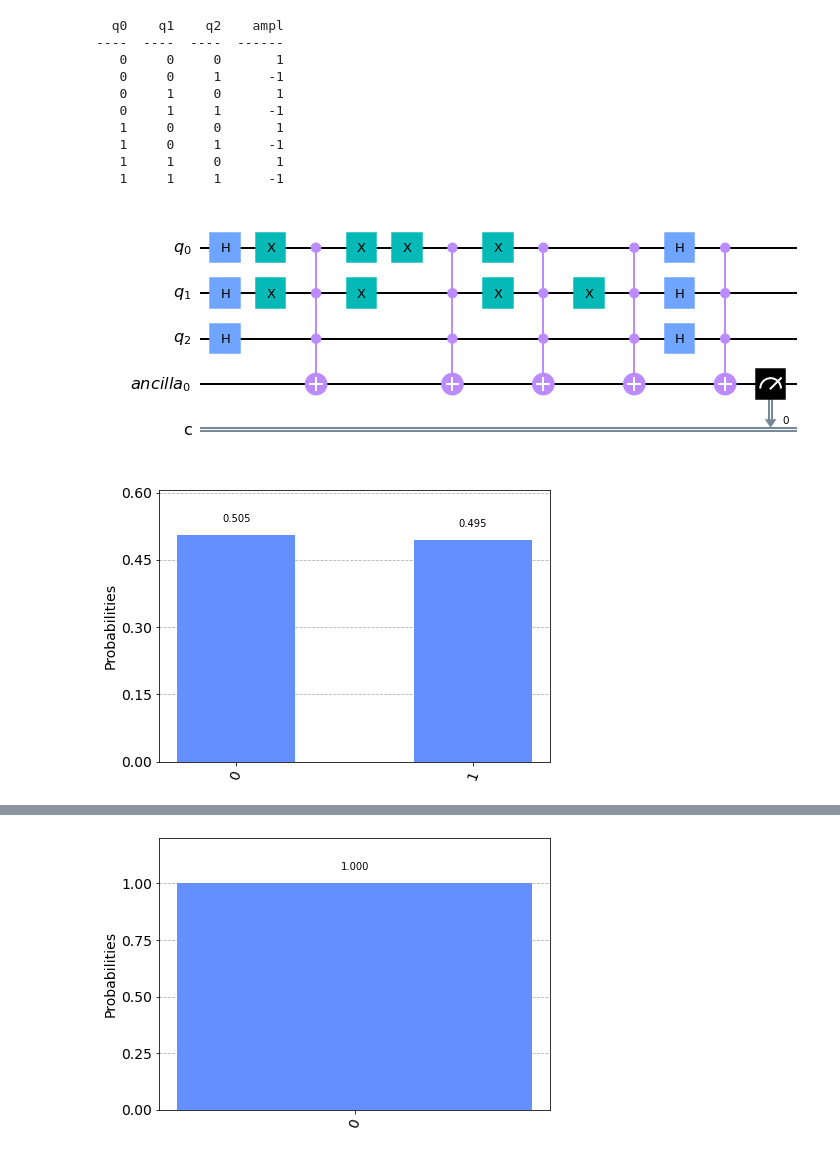
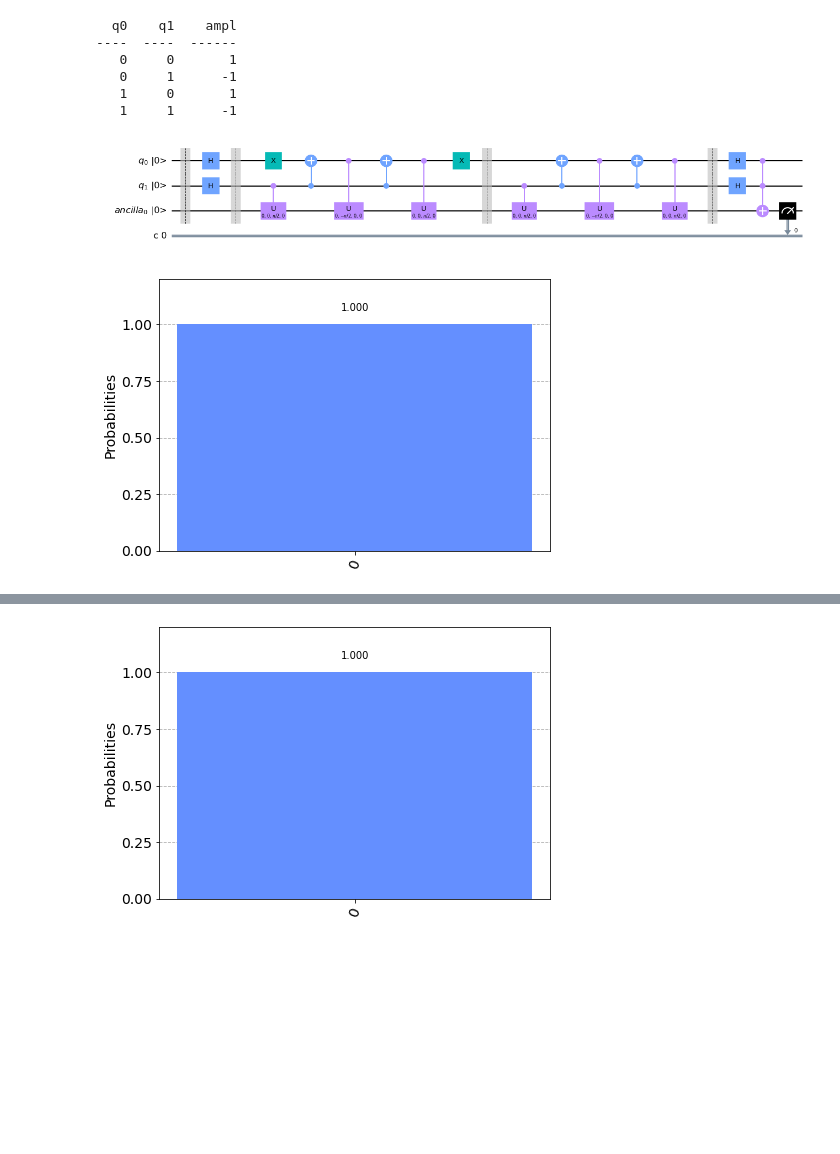
Before and after one commit to EduardoBrito97/QuantumArtificialNeuron, a Jupyter notebook: quantum_neural_networks.ipynb, the cells around one changed output, grey strips where cells are left out. Cells and saved outputs as stored; diff of their text form; code cells hidden in the pictures; blank space fills up the shorter version.

Commit message:
Minor improvement on circuit drawing

```diff
--- a/quantum_neural_networks.ipynb
+++ b/quantum_neural_networks.ipynb
@@ -30,6 +30,7 @@ class QuantumNeuralNetwork():
         return inputs
 
     def append_hadamard_gates(self):
+        self._circuit.barrier()
         for qr in self._quantum_registers:
             self._circuit.h(qr)
         return
@@ -43,7 +44,7 @@ class QuantumNeuralNetwork():
             qr_num += 1
         return
 
-    def map_input_amplitudes_to_qubits(self, input):
+    def show_qubits_to_input_amplitudes_table(self, input):
         headers = []
         index = 0
         for qr in self._quantum_registers:
@@ -68,10 +69,9 @@ class QuantumNeuralNetwork():
         print(tabulate(qubits, headers=headers))
         return
 
-    def draw_circuit(self):
+    def finish_circuit(self):
         self._circuit.mcx(self._quantum_registers, self._ancilla)
         self._circuit.measure(self._ancilla, self._classical_register)
-        self._circuit.draw(output='mpl')
         return
 # %%
 class BruteForceQnn(QuantumNeuralNetwork):
@@ -84,9 +84,12 @@ class BruteForceQnn(QuantumNeuralNetwork):
         index = 0
         for entry in input:
             if entry < 0:
+                self._circuit.barrier()
                 self.append_negative_gates_to_0_qubits(self._possible_qubits[index])
-                # A multiple-controlled rotation z with lambda = 0 is the same as having multiple-controlled z (e^(0) = 1)
-                self._circuit.mcrz(0, self._quantum_registers, self._ancilla[0])
+
+                # A multiple-controlled rotation z with lambda = pi is the same as having multiple-controlled z (e^(pi)i = 1)
+                self._circuit.mcrz(math.pi, self._quantum_registers, self._ancilla[0])
+
                 self.append_negative_gates_to_0_qubits(self._possible_qubits[index])
             index += 1
         return
@@ -129,32 +136,25 @@ class PhaseShiftBruteForceQnn(QuantumNeuralNetwork):
 # %%
-input = [1, -1, 1, -1, 1, -1, 1, -1]
-nn = BruteForceQnn(3)
+input = [1, -1, 1, -1]
+nn = BruteForceQnn(2)
+nn.show_qubits_to_input_amplitudes_table(input)
 
 nn.append_hadamard_gates()
 nn.append_circuit(input)
-nn.map_input_amplitudes_to_qubits(input)
 nn.append_hadamard_gates()
 
-
-nn._circuit
-
-nn.draw_circuit()
-nn._circuit.draw(output='mpl')
+nn.finish_circuit()
+nn._circuit.draw(output='mpl', initial_state=True)
 # %% [output]
-  q0    q1    q2    ampl
-----  ----  ----  ------
-   0     0     0       1
-   0     0     1      -1
-   0     1     0       1
-   0     1     1      -1
-   1     0     0       1
-   1     0     1      -1
-   1     1     0       1
-   1     1     1      -1
+  q0    q1    ampl
+----  ----  ------
+   0     0       1
+   0     1      -1
+   1     0       1
+   1     1      -1
-[figure, old version]
+[figure, new version]
 # %%
 simulator = Aer.get_backend('qasm_simulator')
 result = execute(nn._circuit, backend = simulator).result()
 plot_histogram(result.get_counts(nn._circuit))
 # %% [output]
-[figure, old version]
+[figure, new version]
```
Also changed, not shown: parts of 4 cells of this notebook.
